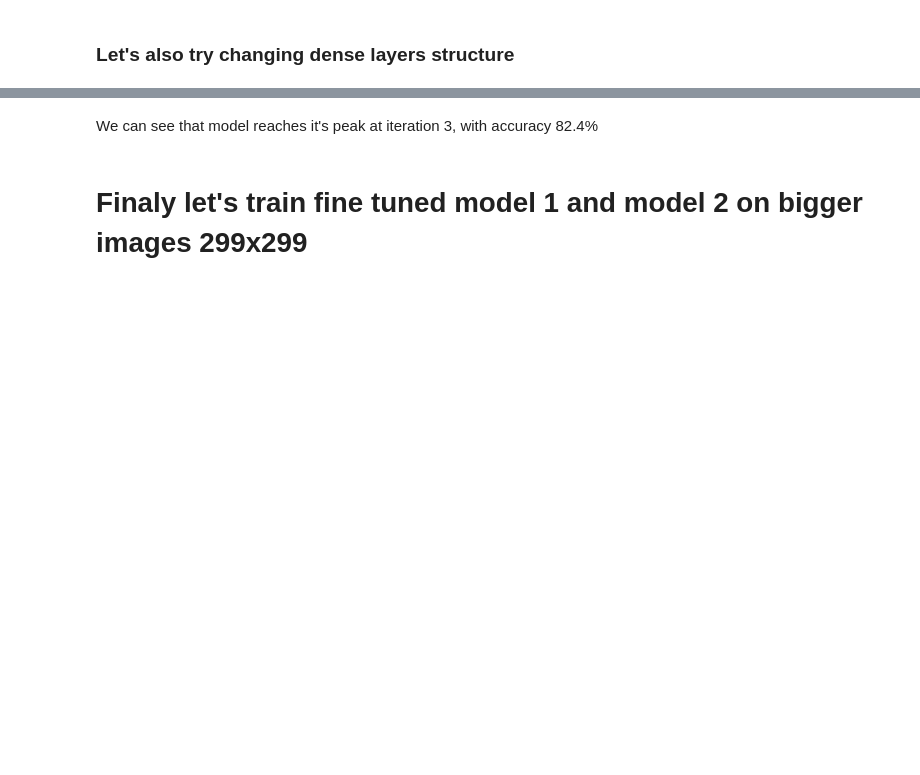
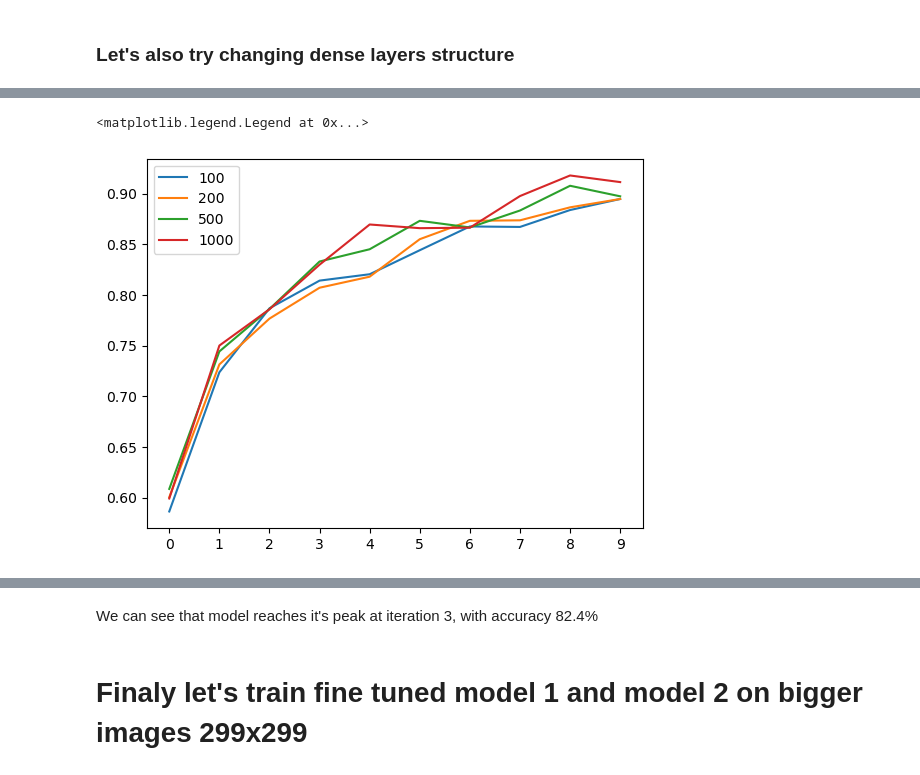
Before and after one commit to Stayermax/MLzoomcamp_capstone_project, a Jupyter notebook: notebook.ipynb, the cells around one changed output, grey strips where cells are left out. Cells and saved outputs as stored; diff of their text form; code cells hidden in the pictures; blank space fills up the shorter version.

```diff
--- a/notebook.ipynb
+++ b/notebook.ipynb
@@ -440,0 +486,7 @@ It seems to improve our results a bit
+# %%
+scores = {}
+for ils in [100, 200, 500, 1000]:
+    print(ils)
+    model = make_model_1(learning_rate=best_lr, inner_layer_size=ils)
+    history = model.fit(train_ds, epochs=10, validation_data=val_ds)
+    scores[ils] = history.history
@@ -440,0 +511,11 @@ It seems to improve our results a bit
+# %%
+for ils, hist in scores.items():
+    plt.plot(hist['accuracy'], label=f'{ils}')
+
+plt.xticks(np.arange(10))
+# plt.ylim(0.8, 0.9)
+# plt.yticks(np.arange(0.7,0.95, 0.02))
+plt.legend()
+# %% [output]
+<matplotlib.legend.Legend at 0x...>
+[figure, added]
```
Also changed, not shown: parts of 59 cells of this notebook.
